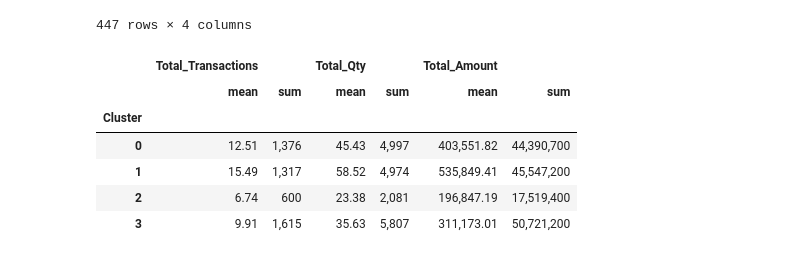
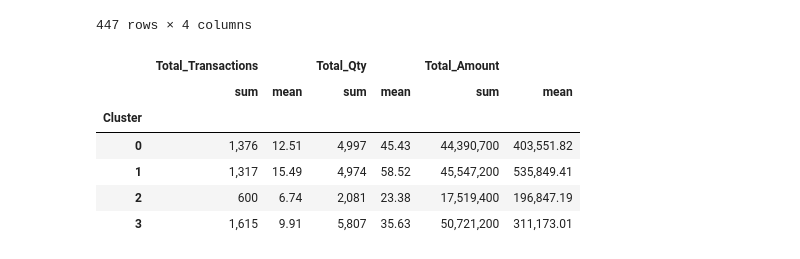
Before and after one commit to Faridwm/PBI_Rakamin-X-Kalbe_Data-Scientist, a Jupyter notebook: PBI ML.ipynb, the cells around one changed output. Drawn from its saved outputs; the diff is of its cells as text; code cells hidden in the pictures.

```diff
--- a/PBI ML.ipynb
+++ b/PBI ML.ipynb
@@ -854,6 +887,7 @@ KMeans(n_clusters=4, n_init='auto', random_state=42)
 # %%
 seg_result = df_cust_seg.copy()
 seg_result['Cluster'] = cls_ml.labels_
+seg_result['Cluster'] = seg_result['Cluster'].astype('category')
 # %%
 seg_result
 # %% [output]
@@ -872,13 +906,13 @@ seg_result
 | 447 | 12 | 37 | 401800 | 0 |
 447 rows × 4 columns
 # %%
-seg_result.groupby('Cluster').agg(['mean', 'sum']).round(2).applymap(lambda x: f"{x:,}")
+seg_result.groupby('Cluster').agg(['sum', 'mean']).round(2).applymap(lambda x: f"{x:,}")
 # %% [output]
 |  | Total_Transactions |  | Total_Qty |  | Total_Amount |  |
-|  | mean | sum | mean | sum | mean | sum |
+|  | sum | mean | sum | mean | sum | mean |
 | Cluster |  |  |  |  |  |  |
-| 0 | 12.51 | 1,376 | 45.43 | 4,997 | 403,551.82 | 44,390,700 |
-| 1 | 15.49 | 1,317 | 58.52 | 4,974 | 535,849.41 | 45,547,200 |
-| 2 | 6.74 | 600 | 23.38 | 2,081 | 196,847.19 | 17,519,400 |
-| 3 | 9.91 | 1,615 | 35.63 | 5,807 | 311,173.01 | 50,721,200 |
+| 0 | 1,376 | 12.51 | 4,997 | 45.43 | 44,390,700 | 403,551.82 |
+| 1 | 1,317 | 15.49 | 4,974 | 58.52 | 45,547,200 | 535,849.41 |
+| 2 | 600 | 6.74 | 2,081 | 23.38 | 17,519,400 | 196,847.19 |
+| 3 | 1,615 | 9.91 | 5,807 | 35.63 | 50,721,200 | 311,173.01 |
 # %%
```
Also changed, not shown: parts of 69 cells of this notebook, 3 other files.
